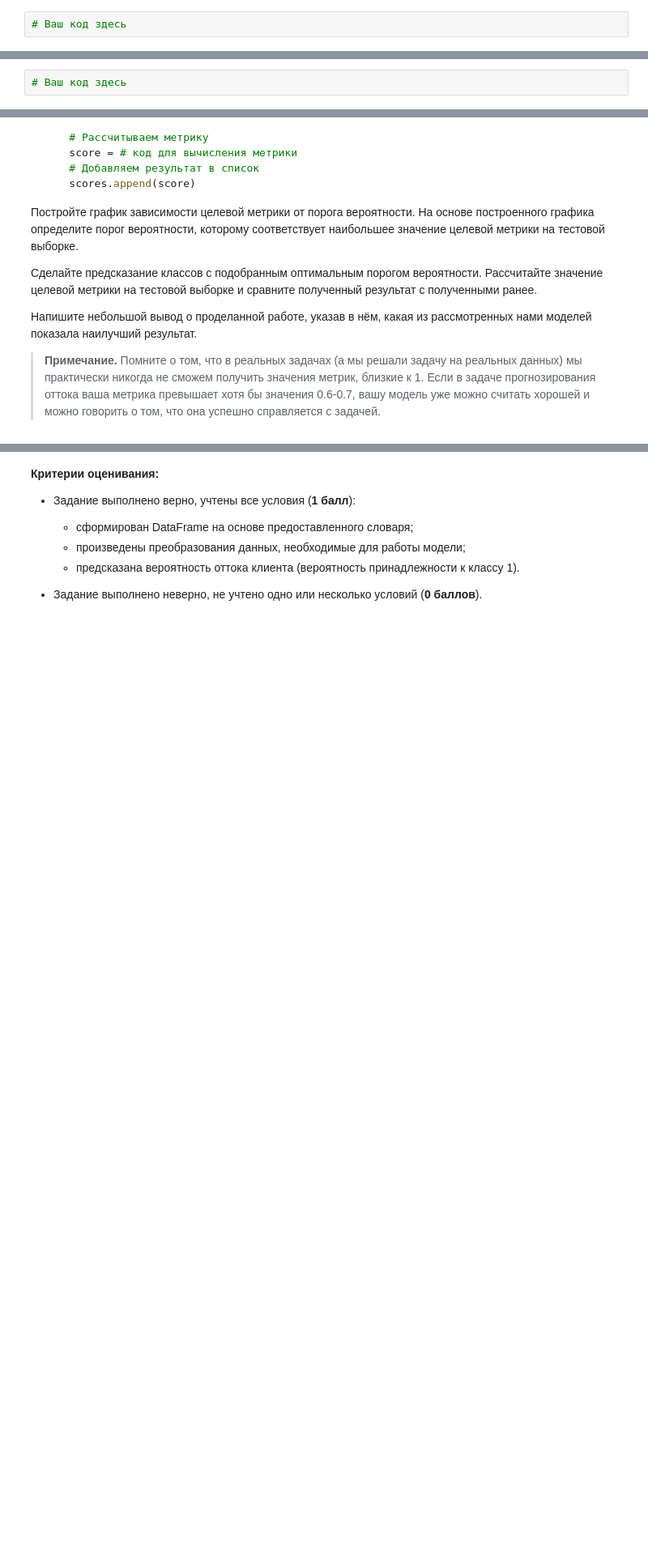
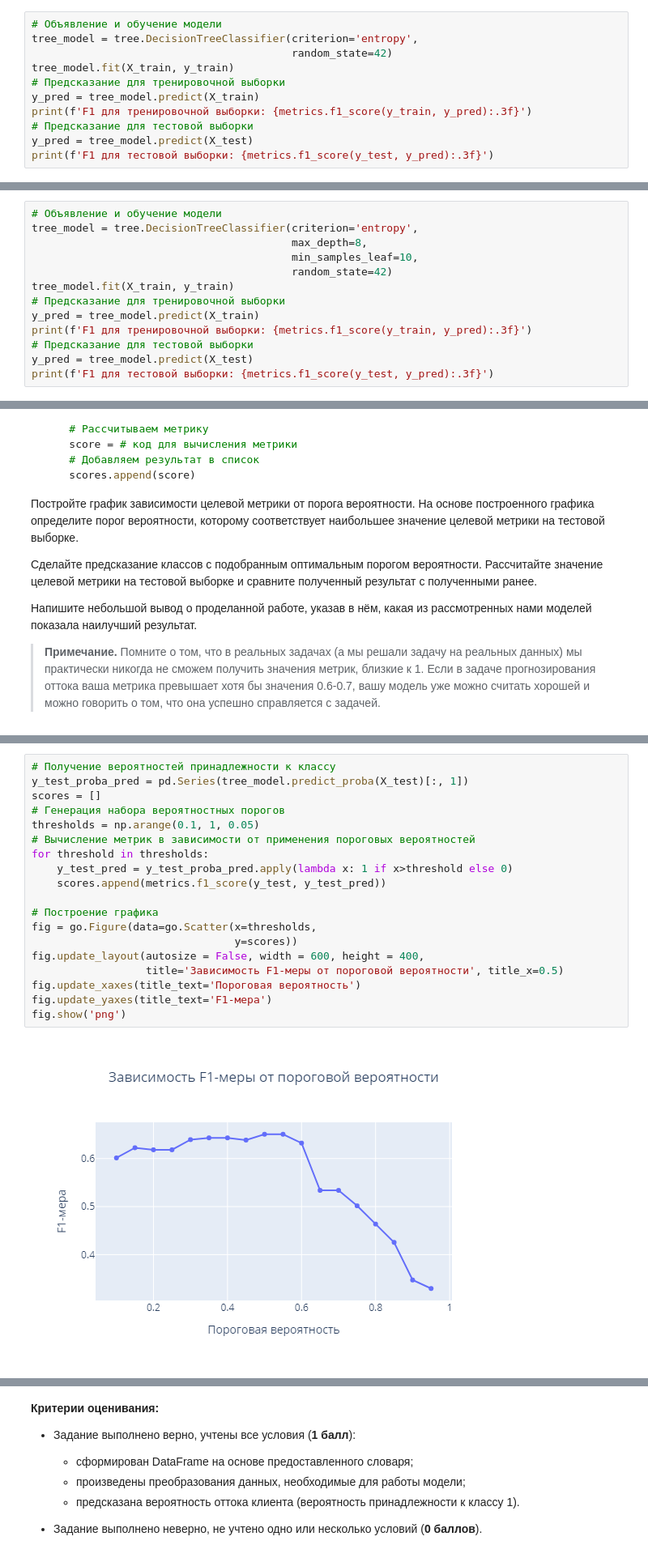
Before and after one commit to al-ogr/sf_data_science_hw, a Jupyter notebook: HW-05/HW-05.ipynb, the cells around one changed output, grey strips where cells are left out. Shown at 81% size. Drawn from its saved outputs; the diff is of its cells as text; blank space fills up the shorter version.

```diff
--- a/HW-05/HW-05.ipynb
+++ b/HW-05/HW-05.ipynb
@@ -647,4 +679,13 @@ from sklearn import ensemble
 - Задание выполнено верно, но не приведено обоснование полученного результата или обоснование является некорректным (**1 балл**).
 - Задание выполнено неверно, не учтено несколько условий (**0 баллов**).
 # %%
-# Ваш код здесь
+# Объявление и обучение модели
+tree_model = tree.DecisionTreeClassifier(criterion='entropy',
+                                         random_state=42)
+tree_model.fit(X_train, y_train)
+# Предсказание для тренировочной выборки
+y_pred = tree_model.predict(X_train)
+print(f'F1 для тренировочной выборки: {metrics.f1_score(y_train, y_pred):.3f}')
+# Предсказание для тестовой выборки
+y_pred = tree_model.predict(X_test)
+print(f'F1 для тестовой выборки: {metrics.f1_score(y_test, y_pred):.3f}')
@@ -672,4 +716,15 @@ from sklearn import ensemble
 
 - Задание выполнено неверно, не учтено одно или несколько условий (**0 баллов**).
 # %%
-# Ваш код здесь
+# Объявление и обучение модели
+tree_model = tree.DecisionTreeClassifier(criterion='entropy',
+                                         max_depth=8,
+                                         min_samples_leaf=10,
+                                         random_state=42)
+tree_model.fit(X_train, y_train)
+# Предсказание для тренировочной выборки
+y_pred = tree_model.predict(X_train)
+print(f'F1 для тренировочной выборки: {metrics.f1_score(y_train, y_pred):.3f}')
+# Предсказание для тестовой выборки
+y_pred = tree_model.predict(X_test)
+print(f'F1 для тестовой выборки: {metrics.f1_score(y_test, y_pred):.3f}')
@@ -749,0 +821,21 @@ for threshold in thresholds:
+# %%
+# Получение вероятностей принадлежности к классу
+y_test_proba_pred = pd.Series(tree_model.predict_proba(X_test)[:, 1])
+scores = []
+# Генерация набора вероятностных порогов
+thresholds = np.arange(0.1, 1, 0.05)
+# Вычисление метрик в зависимости от применения пороговых вероятностей
+for threshold in thresholds:
+    y_test_pred = y_test_proba_pred.apply(lambda x: 1 if x>threshold else 0)
+    scores.append(metrics.f1_score(y_test, y_test_pred))
+
+# Построение графика
+fig = go.Figure(data=go.Scatter(x=thresholds,
+                                y=scores))
+fig.update_layout(autosize = False, width = 600, height = 400,
+                  title='Зависимость F1-меры от пороговой вероятности', title_x=0.5)
+fig.update_xaxes(title_text='Пороговая вероятность')
+fig.update_yaxes(title_text='F1-мера')
+fig.show('png')
+# %% [output]
+[figure, added]
```
Also changed, not shown: parts of 16 cells of this notebook.
